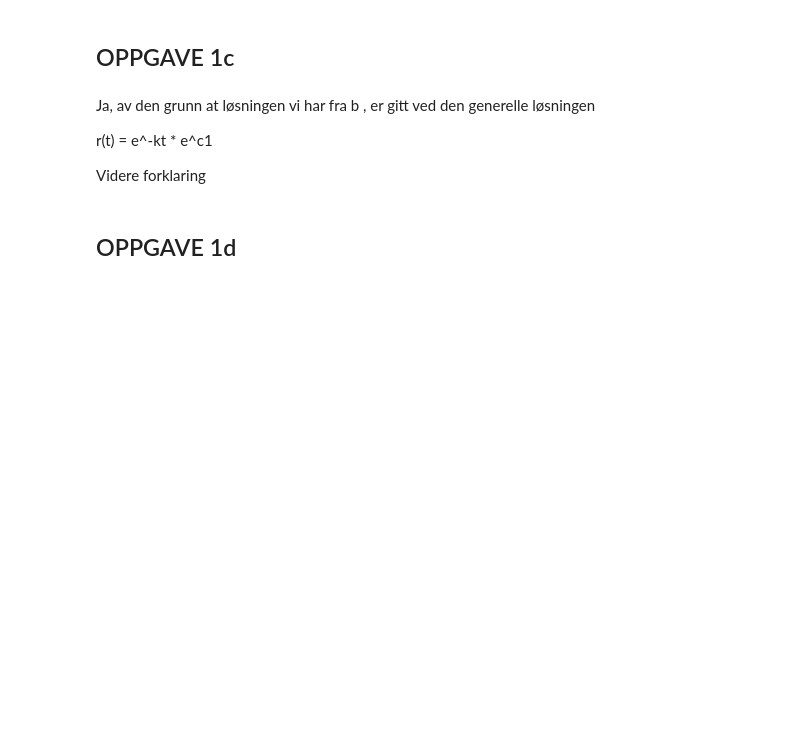
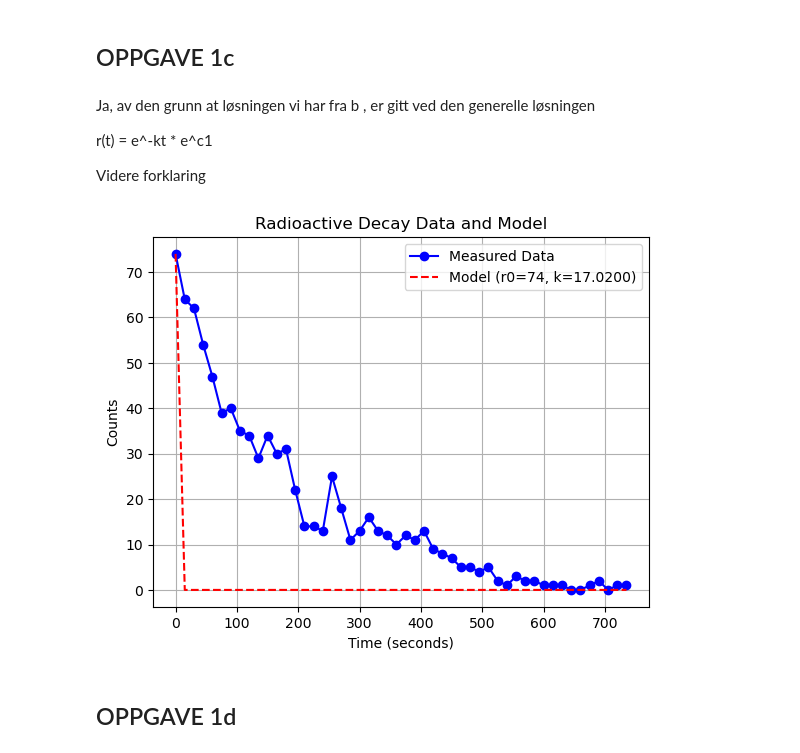
Before and after one commit to 591118/ADA501, a Jupyter notebook: ODEexercise.ipynb, the cells around one changed output. Cells and saved outputs as stored; diff of their text form; code cells hidden in the pictures; blank space fills up the shorter version.

```diff
--- a/ODEexercise.ipynb
+++ b/ODEexercise.ipynb
@@ -37,6 +27,53 @@ Ja, av den grunn at løsningen vi har fra b , er gitt ved den generelle løsning
 r(t) = e^-kt * e^c1
 
 Videre forklaring
+# %%
+import numpy as np
+import matplotlib.pyplot as plt
+
+def radioactive_decay(r0, k, time_points):
+    """
+    Solve the radioactive decay equation and return the counts over time.
+
+    Parameters:
+    - r0: Initial strength at t = 0.
+    - k: Decay constant.
+    - time_points: List of time points at which counts are measured.
+
+    Returns:
+    - counts: List of counts at the specified time points.
+    """
+    counts = [r0 * np.exp(-k * t) for t in time_points]
+    return counts
+
+def plot_radioactive_decay(data, time_points, r0, k):
+    """
+    Plot the radioactive decay data along with the model predictions.
+
+    Parameters:
+    - data: List of measured counts at corresponding time points.
+    - time_points: List of time points.
+    - r0: Initial strength at t = 0.
+    - k: Decay constant.
+    """
+    model_counts = radioactive_decay(r0, k, time_points)
+
+    plt.plot(time_points, data, label="Measured Data", marker='o', linestyle='-', color='b')
+    plt.plot(time_points, model_counts, label=f"Model (r0={r0}, k={k:.4f})", linestyle='--', color='r')
+
+    plt.xlabel("Time (seconds)")
+    plt.ylabel("Counts")
+    plt.title("Radioactive Decay Data and Model")
+    plt.legend()
+    plt.grid(True)
+    plt.show()
+
+r0 = data[0]  # Initial strength at t = 15 seconds
+k = sum(data) / len(data)  # A sample decay constant (you can adjust this value)
+
+plot_radioactive_decay(data, time_points, r0, k)
+# %% [output]
+[figure, added]
 # %% [markdown]
 ## OPPGAVE 1d
 # %% [markdown]
```
Also changed, not shown: parts of 12 cells of this notebook, 11 other files.
